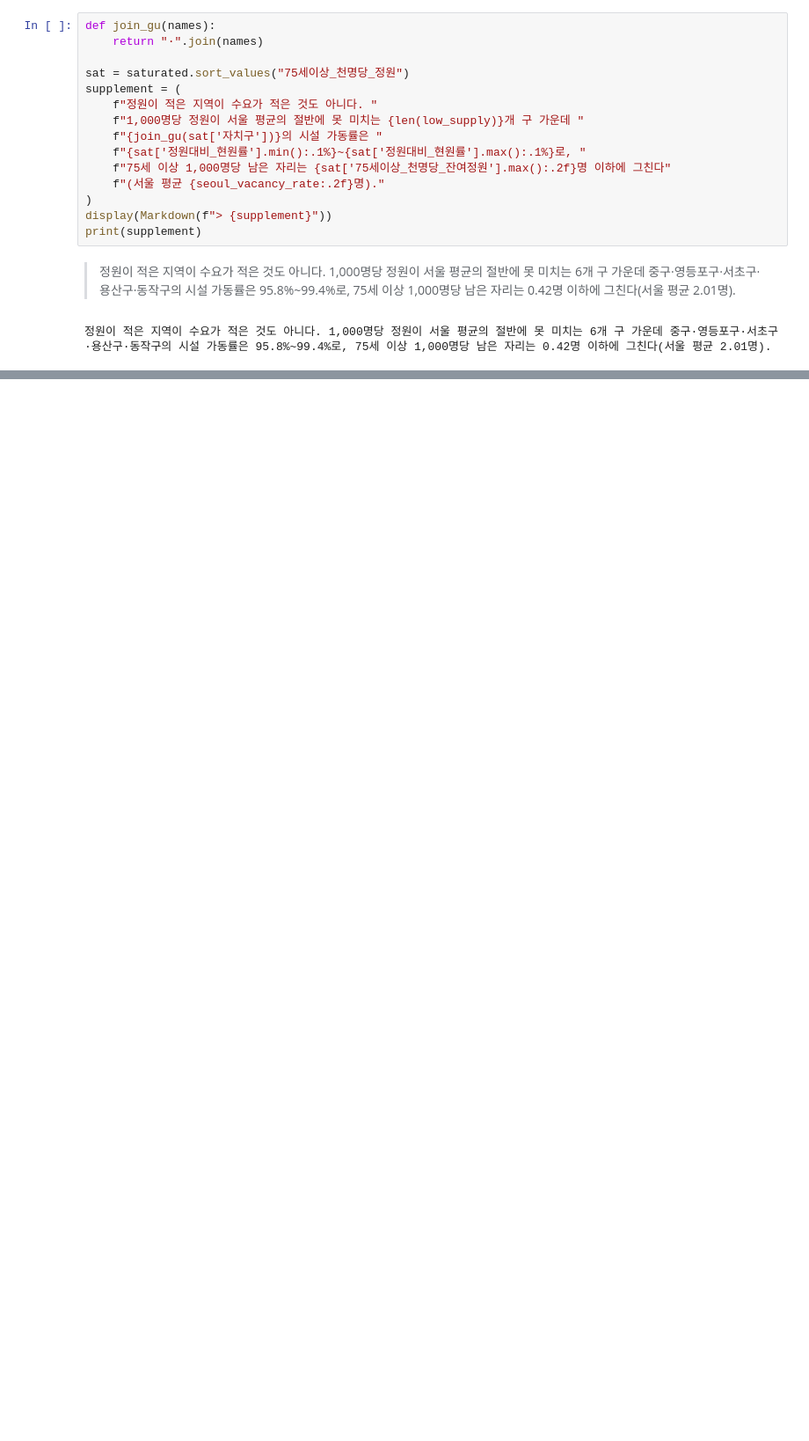
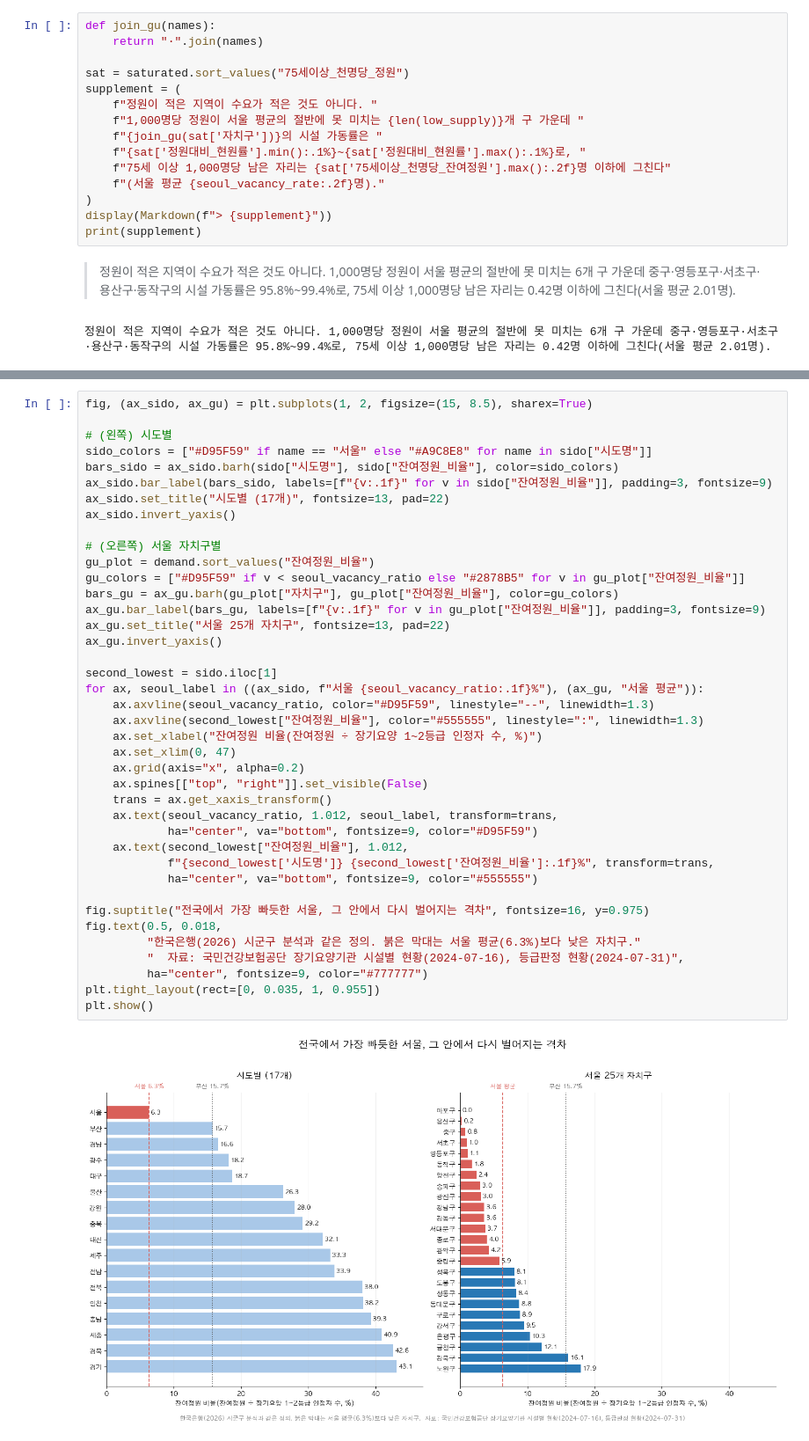
Before and after one commit to SID12g/uos-stat-data, a Jupyter notebook: 서울시 자치구별 75세 이상 인구 대비 요양시설 정원/main.ipynb, the cells around one changed output, grey strips where cells are left out. Shown at 88% size. Drawn from its saved outputs; the diff is of its cells as text; blank space fills up the shorter version.

Commit message:
`서울시 자치구별 75세 이상 인구 대비 요양시설 정원` 잔여정원 비율 추가

```diff
--- a/서울시 자치구별 75세 이상 인구 대비 요양시설 정원/main.ipynb
+++ b/서울시 자치구별 75세 이상 인구 대비 요양시설 정원/main.ipynb
@@ -346,0 +487,42 @@ print(supplement)
+# %%
+fig, (ax_sido, ax_gu) = plt.subplots(1, 2, figsize=(15, 8.5), sharex=True)
+
+# (왼쪽) 시도별
+sido_colors = ["#D95F59" if name == "서울" else "#A9C8E8" for name in sido["시도명"]]
+bars_sido = ax_sido.barh(sido["시도명"], sido["잔여정원_비율"], color=sido_colors)
+ax_sido.bar_label(bars_sido, labels=[f"{v:.1f}" for v in sido["잔여정원_비율"]], padding=3, fontsize=9)
+ax_sido.set_title("시도별 (17개)", fontsize=13, pad=22)
+ax_sido.invert_yaxis()
+
+# (오른쪽) 서울 자치구별
+gu_plot = demand.sort_values("잔여정원_비율")
+gu_colors = ["#D95F59" if v < seoul_vacancy_ratio else "#2878B5" for v in gu_plot["잔여정원_비율"]]
+bars_gu = ax_gu.barh(gu_plot["자치구"], gu_plot["잔여정원_비율"], color=gu_colors)
+ax_gu.bar_label(bars_gu, labels=[f"{v:.1f}" for v in gu_plot["잔여정원_비율"]], padding=3, fontsize=9)
+ax_gu.set_title("서울 25개 자치구", fontsize=13, pad=22)
+ax_gu.invert_yaxis()
+
+second_lowest = sido.iloc[1]
+for ax, seoul_label in ((ax_sido, f"서울 {seoul_vacancy_ratio:.1f}%"), (ax_gu, "서울 평균")):
+    ax.axvline(seoul_vacancy_ratio, color="#D95F59", linestyle="--", linewidth=1.3)
+    ax.axvline(second_lowest["잔여정원_비율"], color="#555555", linestyle=":", linewidth=1.3)
+    ax.set_xlabel("잔여정원 비율(잔여정원 ÷ 장기요양 1~2등급 인정자 수, %)")
+    ax.set_xlim(0, 47)
+    ax.grid(axis="x", alpha=0.2)
+    ax.spines[["top", "right"]].set_visible(False)
+    trans = ax.get_xaxis_transform()
+    ax.text(seoul_vacancy_ratio, 1.012, seoul_label, transform=trans,
+            ha="center", va="bottom", fontsize=9, color="#D95F59")
+    ax.text(second_lowest["잔여정원_비율"], 1.012,
+            f"{second_lowest['시도명']} {second_lowest['잔여정원_비율']:.1f}%", transform=trans,
+            ha="center", va="bottom", fontsize=9, color="#555555")
+
+fig.suptitle("전국에서 가장 빠듯한 서울, 그 안에서 다시 벌어지는 격차", fontsize=16, y=0.975)
+fig.text(0.5, 0.018,
+         "한국은행(2026) 시군구 분석과 같은 정의. 붉은 막대는 서울 평균(6.3%)보다 낮은 자치구."
+         "  자료: 국민건강보험공단 장기요양기관 시설별 현황(2024-07-16), 등급판정 현황(2024-07-31)",
+         ha="center", fontsize=9, color="#777777")
+plt.tight_layout(rect=[0, 0.035, 1, 0.955])
+plt.show()
+# %% [output]
+[figure, added]
```
Also changed, not shown: parts of 13 cells of this notebook, 1 other file.
